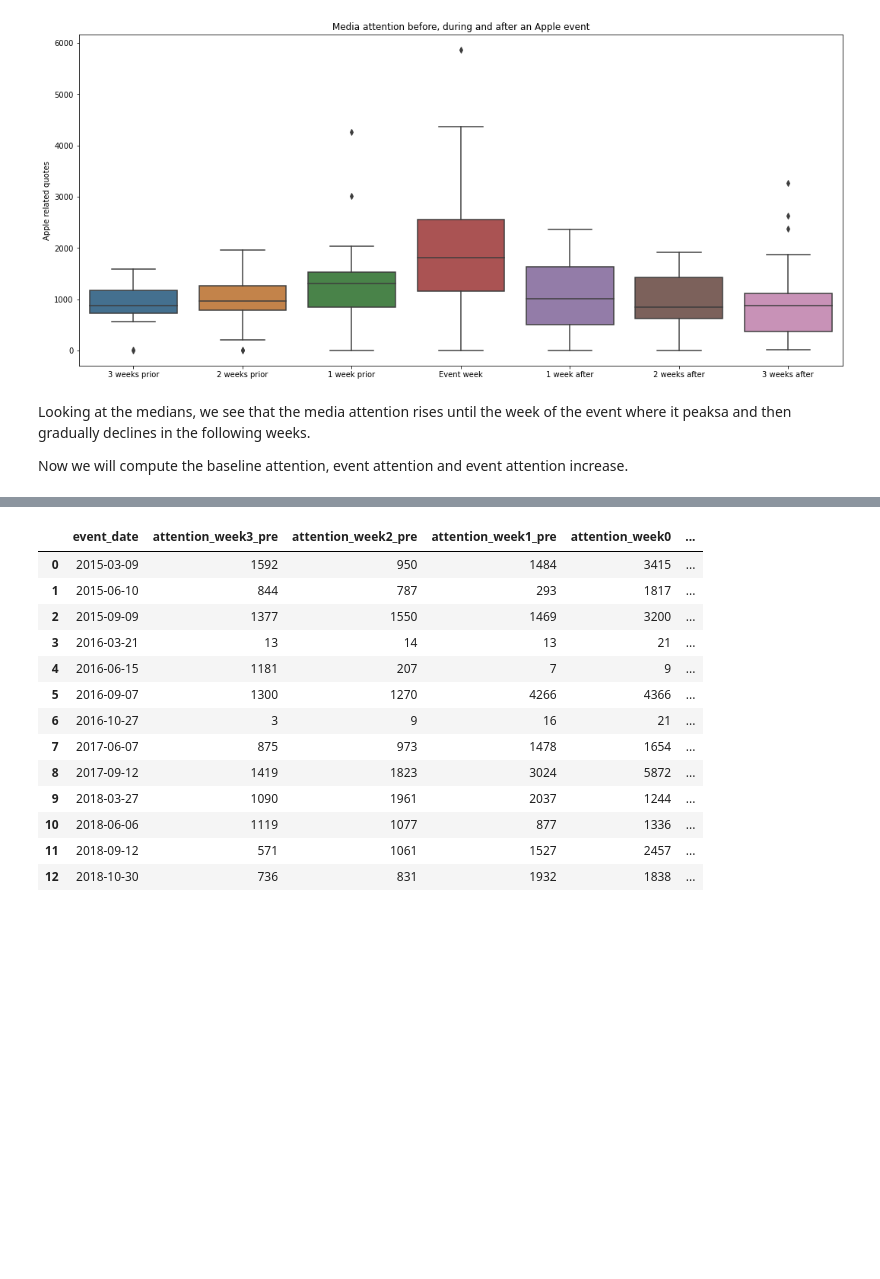
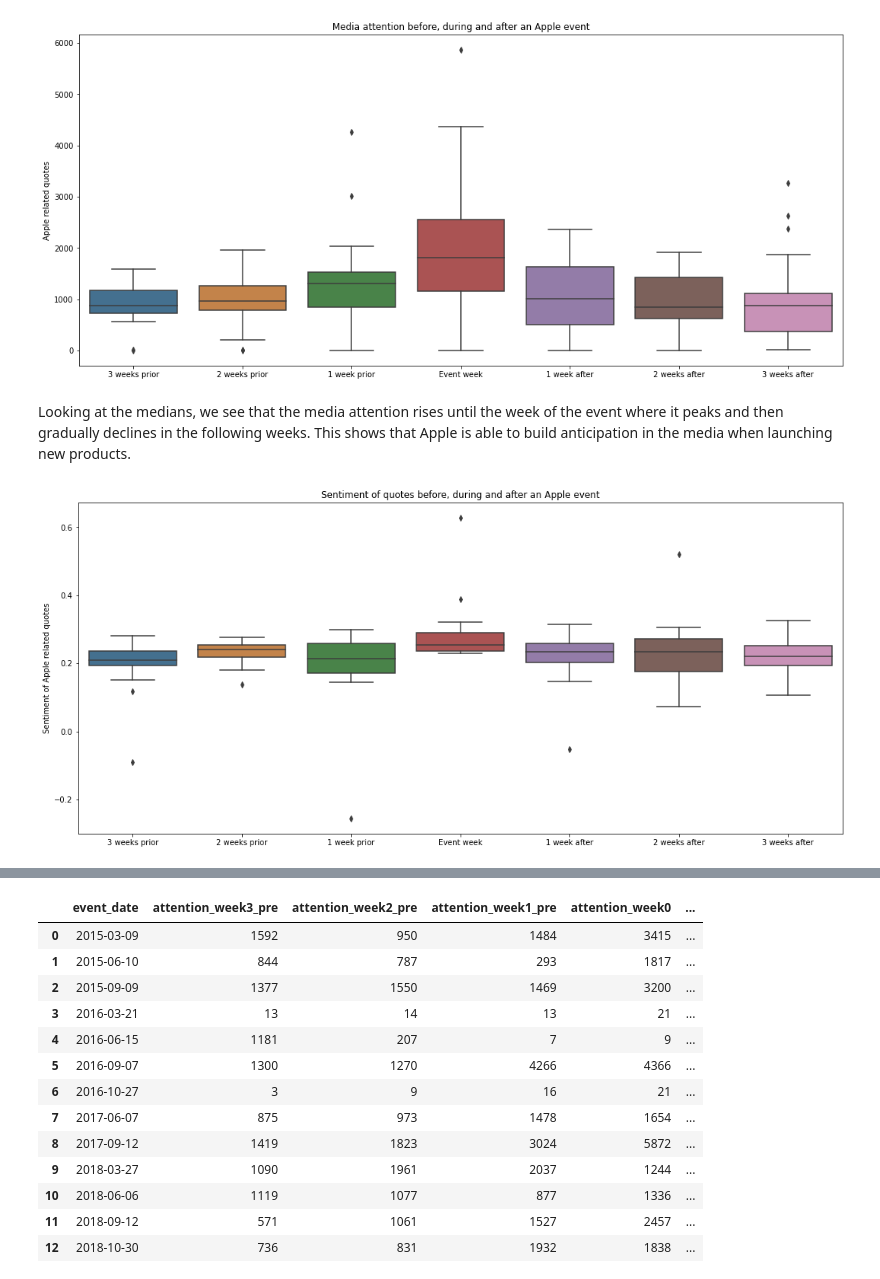
Before and after one commit to epfl-ada/ada-2021-project-club6analysis, a Jupyter notebook: product_launch_analysis.ipynb, the cells around one changed output, grey strips where cells are left out. Cells and saved outputs as stored; diff of their text form; code cells hidden in the pictures; blank space fills up the shorter version.

```diff
--- a/product_launch_analysis.ipynb
+++ b/product_launch_analysis.ipynb
@@ -119,2 +120,5 @@ Let's visualize the typical distribution of media attention
+# %%
+attention_columns =  [ 'attention_week-3_pre', 'attention_week-2_pre',  'attention_week-1_pre', 'attention_week0','attention_week1_post', 'attention_week2_post','attention_week3_post']
+sentiment_columns = ['sentiment_week-3_pre','sentiment_week-2_pre','sentiment_week-1_pre','sentiment_week0','sentiment_week1_post','sentiment_week2_post', 'sentiment_week3_post']
 # %%
 fig,ax = plt.subplots(figsize=(18,8))
@@ -128,6 +132,15 @@ plt.xticks(positions, labels);
 # %% [output]
 [figure]
 # %% [markdown]
-Looking at the medians, we see that the media attention rises until the week of the event where it peaksa and then gradually declines in the following weeks.
-
-Now we will compute the baseline attention, event attention and event attention increase.
+Looking at the medians, we see that the media attention rises until the week of the event where it peaks and then gradually declines in the following weeks. This shows that Apple is able to build anticipation in the media when launching new products.
+# %%
+fig,ax = plt.subplots(figsize=(18,8))
+ax = seaborn.boxplot(data=df_events[sentiment_columns],
+                     saturation=0.5)
+ax.set_title("Sentiment of quotes before, during and after an Apple event")
+ax.set_ylabel("Sentiment of Apple related quotes")
+positions = (0,1, 2, 3, 4, 5, 6)
+labels = ("3 weeks prior", "2 weeks prior", "1 week prior","Event week", "1 week after", "2 weeks after", "3 weeks after")
+plt.xticks(positions, labels);
+# %% [output]
+[figure, added]
```
Also changed, not shown: parts of 8 cells of this notebook.
